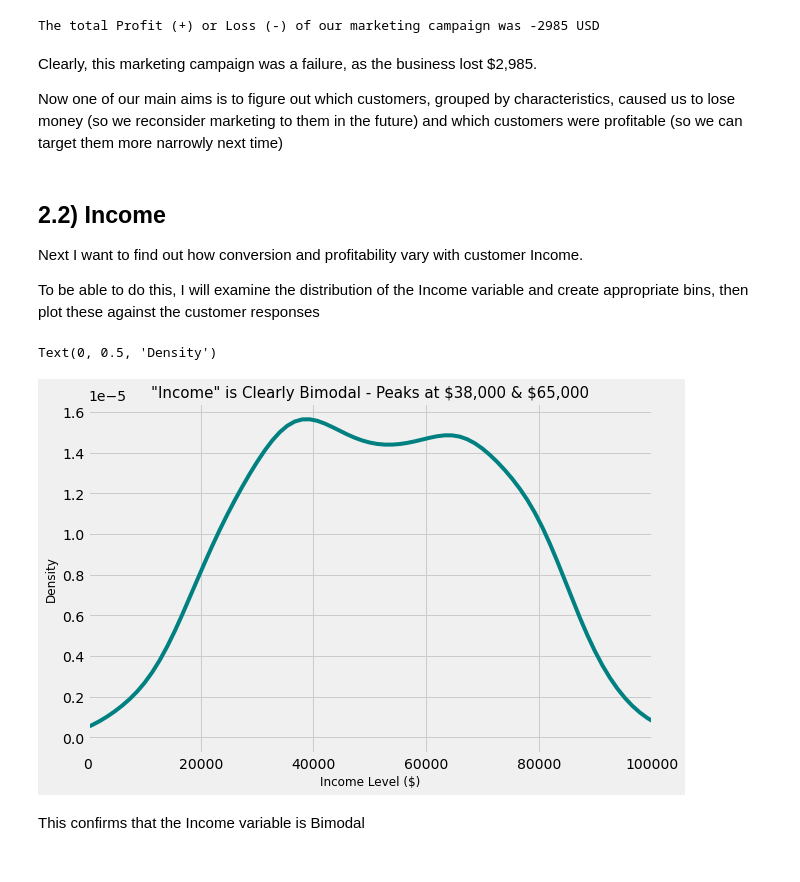
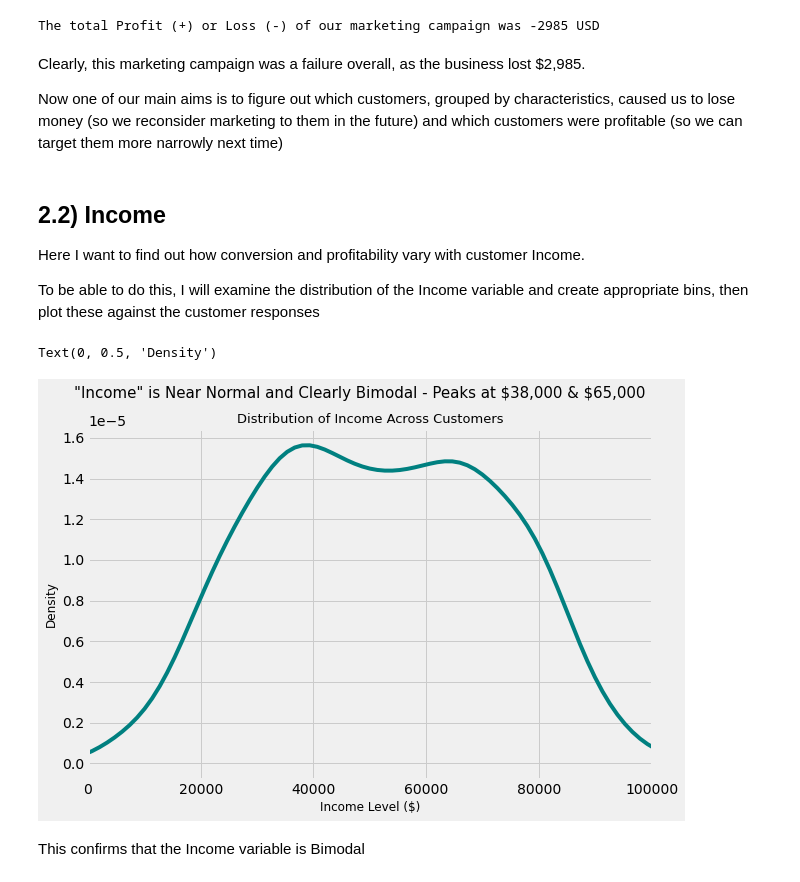
Before and after one commit to Taimur-Shabbir/in-progress-projects, a Jupyter notebook: CRM Analytics Project.ipynb, the cells around one changed output. Drawn from its saved outputs; the diff is of its cells as text; code cells hidden in the pictures.

```diff
--- a/CRM Analytics Project.ipynb
+++ b/CRM Analytics Project.ipynb
@@ -253,27 +252,28 @@ print('The total Profit (+) or Loss (-) of our marketing campaign was {} USD'.fo
 # %% [output]
 The total Profit (+) or Loss (-) of our marketing campaign was -2985 USD
 # %% [markdown]
-Clearly, this marketing campaign was a failure, as the business lost $2,985.
+Clearly, this marketing campaign was a failure overall, as the business lost $2,985.
 
 Now one of our main aims is to figure out which customers, grouped by characteristics, caused us to lose money (so we reconsider marketing to them in the future) and which customers were profitable (so we can target them more narrowly next time)
 # %% [markdown]
 ## 2.2) Income
 
-Next I want to find out how conversion and profitability vary with customer Income.
+Here I want to find out how conversion and profitability vary with customer Income.
 
 To be able to do this, I will examine the distribution of the Income variable and create appropriate bins, then plot these against the customer responses
 # %%
 # Let's create a density plot for a smooth graph
 
 plt.figure(figsize = (9, 6))
 data['Income'].plot(kind = 'kde', color = 'teal')
 plt.xlim([0, 100000])
-plt.title('"Income" is Clearly Bimodal - Peaks at \$38,000 & \$65,000', size = 15)
+plt.suptitle('"Income" is Near Normal and Clearly Bimodal - Peaks at \$38,000 & \$65,000', size = 15)
+plt.title('Distribution of Income Across Customers', size = 13)
 plt.xlabel('Income Level ($)', size = 12)
 plt.ylabel('Density', size = 12)
 # %% [output]
 Text(0, 0.5, 'Density')
-[figure, old version]
+[figure, new version]
 # %% [markdown]
 This confirms that the Income variable is Bimodal
 # %% [markdown]
```
Also changed, not shown: parts of 20 cells of this notebook.
